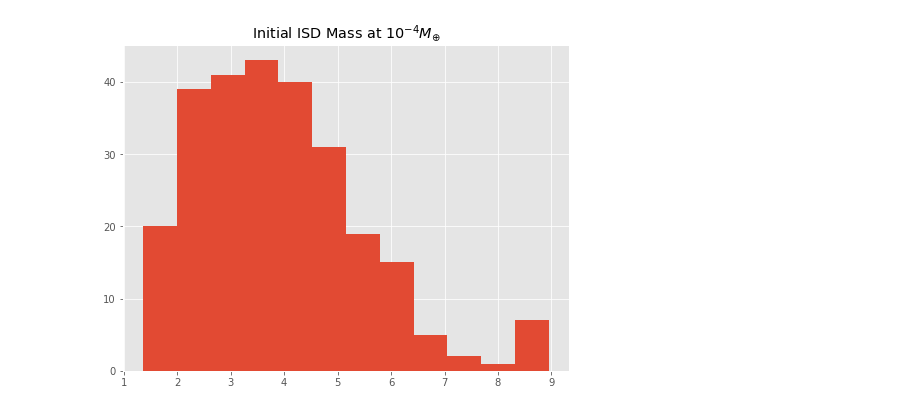
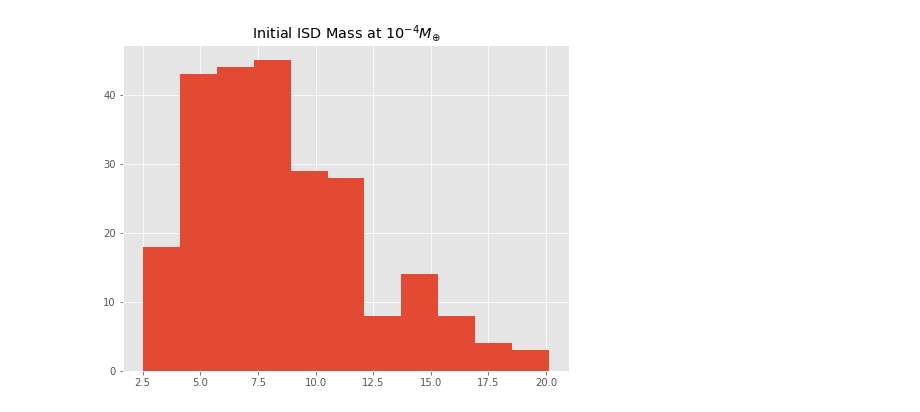
Before and after one commit to LoicNassif/CE-Irregular-Satellites, a Jupyter notebook: src/sampling-Copy2.ipynb, the cells around one changed output. Cells and saved outputs as stored; diff of their text form; code cells hidden in the pictures.

```diff
--- a/src/sampling-Copy2.ipynb
+++ b/src/sampling-Copy2.ipynb
@@ -135,7 +137,6 @@ Lstar_list = np.zeros(N)
 Tstar_list = np.zeros(N)
 s_type_list = np.zeros(N)
 d_list = np.zeros(N)
-d_list2 = np.zeros(N)
 a_pl_list = np.zeros(N)
 Mpl_list = np.zeros(N)
 age_list = np.zeros(N)
@@ -143,9 +144,10 @@ age_list = np.zeros(N)
 for i in range(N):
     Mstar, Lstar, Tstar, dpl = star_sampler()
     Mstar_list[i] = Mstar; Lstar_list[i] = Lstar; Tstar_list[i] = Tstar; #s_type_list[i] = s_type
-    d_list[i] = dpl
-    d_list[i] = distance_sampler(survey="GPI")
-    d_list2[i] = distance_sampler(survey="SPHERE")
+    #d_list[i] = dpl
+    d_list[i] = distance_sampler()
     a_pl, Mpl = draw_planet()
     a_pl_list[i] = a_pl; Mpl_list[i] = Mpl
     age_list[i] = age_sampler()*1e6
+
+Rpl_list = mr.Mpost2R(Mpl_list / Mearth, unit='Earth', classify='Yes') # in Earth radius
@@ -172,10 +225,22 @@ ax.set_xscale('log')
+# %%
+from scipy.interpolate import interp1d
+
+def get_planet_thermal(t, M_init, M_s, L_s, T_star, d_pl, a_plt, Mplt, Dt, Dmax, eta):
+    star_cr_list, star_contrast_thresh, Mplt_list = swarm_mass_contrast(t, M_init, M_s, L_s, T_star, d_pl, a_plt, Dt, Dmax, eta)
+    cr_plt_list = array(star_cr_list[0]).flatten()
+    if len(Mplt_list) != len(cr_plt_list):
+        return None
+    #print("Mplt_list: " + str(len(Mplt_list)) + "\t cr_lsit: " + str(len(cr_plt_list)))
+    cr = interp1d(Mplt_list, cr_plt_list, kind='linear')
+    star_cr = cr(Mplt/Mearth)
+    return star_cr
 # %%
-def sample(Mstar, Lstar, Tstar, dpl, apl, Mpl, age):
+def sample(Mstar, Lstar, Tstar, dpl, apl, Mpl, Rpl, age):
     if apl == None:
         return None, None, None, None
 
     Dc = loguniform(1e5, 1e6) # m
-    Mtot = 1e-4*Mearth#loguniform(0.2, 2)*Mearth#loguniform(1e-4, 1)*Mearth
+    Mtot = 1e-4*Mearth
     rho = 1000 # kg/m^3
     eta = 0.5 # eta
     Q = loguniform(0.05, 0.5) # Q_bd = [0, 0.8]
@@ -203,21 +268,19 @@ def sample(Mstar, Lstar, Tstar, dpl, apl, Mpl, age):
     F_star = Fstar(Lstar, B_nu, Tstar, apl)
 
     # Planet Emissions
-    index = data.find_time_index(age)
-    if (index > -1):
-        T_plt = lum_to_temp(data.lumin[index], data.radii[index])
-        B_nu_plt = swarm.computeBmu(np.array([lamb]), T_plt)
-        F_plt = Fstar(data.lumin[index], B_nu_plt, T_plt, apl)
-        F_scat = Fscat(F_star, data.radii[index], g, Q, apl)
-        #F_scat = contrast_scat(pi*data.radii[index]**2, g, Q, apl)
-    else:
+    thermal_plt_cr = get_planet_thermal(age, Mtot, Mstar, Lstar, Tstar, dpl, apl, Mpl, Dt, Dmax, eta)
+    if (thermal_plt_cr is None):
         return None, None, None, None
 
-    return swarm_contrast, F_plt / F_star, F_scat / F_star, a_opt
+    # Planet Scattered Light
+    plt_contrast = contrast_scat(pi*Rpl**2, 1., 0.5, apl)
+
+    return swarm_contrast, thermal_plt_cr, plt_contrast, a_opt
 # %%
 CR_swarm_list = np.zeros(N); CR_plt_thermal = np.zeros(N); CR_plt_scat = np.zeros(N); a_opt_list = np.zeros(N)
 for i in range(N):
     CR_swarm_list[i], CR_plt_thermal[i], CR_plt_scat[i], a_opt_list[i] = sample(Mstar_list[i], Lstar_list[i], Tstar_list[i],
-                                                                 d_list[i], a_pl_list[i], Mpl_list[i], age_list[i])
+                                                                 d_list[i], a_pl_list[i], Mpl_list[i], Rpl_list[i]*Rearth, age_list[i])
+    print("{0:.3e}".format(i/N))
     d_list[i] = d_list[i] / pc
     a_pl_list[i] = a_pl_list[i] / AU
@@ -295,19 +386,18 @@ from fitting import best_fit_distribution, make_pdf
 # %%
 matplotlib.rcParams['figure.figsize'] = (8.0, 6.0)
 matplotlib.style.use('ggplot')
 
 a_opt_clean = []
 for i in range(len(a_opt_list)):
     if not isnan(a_opt_list[i]):
-        a_opt_clean.append(a_opt_list[i]/1.6)
+        a_opt_clean.append(a_opt_list[i]/0.7)
 
 plt.figure()
 n, bins, patches = plt.hist(a_opt_clean, bins='auto')
 plt.title(r"Initial ISD Mass at $10^{-4} M_{\oplus}$")
-#plt.text(4, 25, "Dc sampled in (1e6, 1e7)")
 plt.show()
 # %% [output]
-[figure, old version]
+[figure, new version]
 # %%
 best_fit_name, best_fit_params = best_fit_distribution(a_opt_clean, 200)
 print(best_fit_name)
```
Also changed, not shown: parts of 12 cells of this notebook, 3 other files.
